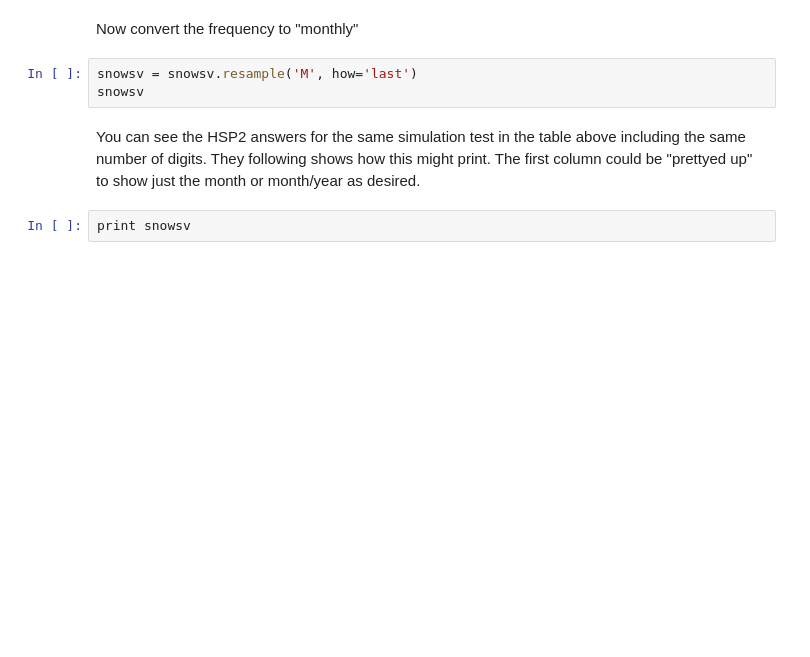
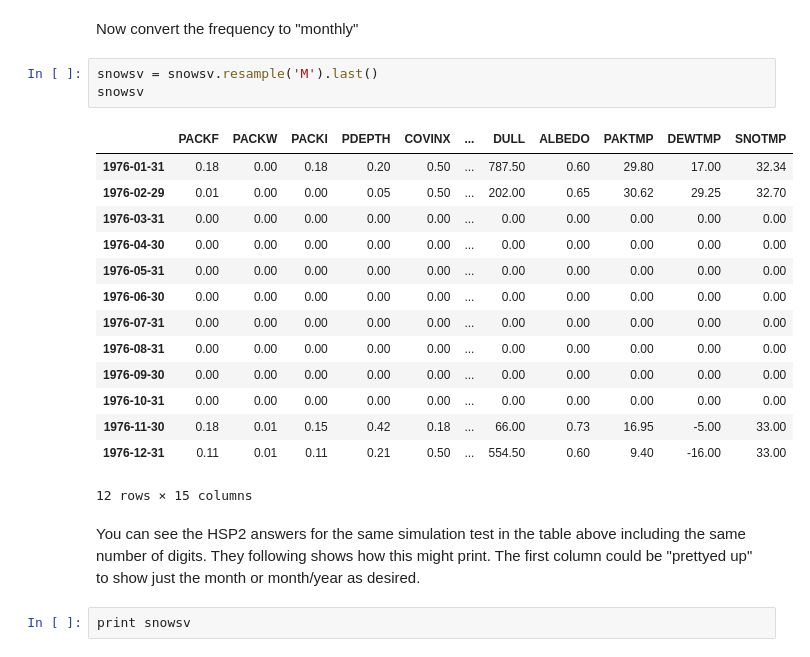
Before and after one commit to respec/HSPsquared, a Jupyter notebook: HSP2notebooks/Tutorial 5.ipynb, the cells around one changed output. Saved outputs shown, nothing was run; the diff lists cells and outputs as text; blank space fills up the shorter version.

Commit message:
resolved multiple deprecation warnings in tutorial 5 related to pd.resample()

```diff
--- a/HSP2notebooks/Tutorial 5.ipynb
+++ b/HSP2notebooks/Tutorial 5.ipynb
@@ -237,8 +368,23 @@ snowsv.head()
 # %% [markdown]
 Now convert the frequency to "monthly"
 # %%
-snowsv = snowsv.resample('M', how='last')
+snowsv = snowsv.resample('M').last()
 snowsv
+# %% [output]
+|  | PACKF | PACKW | PACKI | PDEPTH | COVINX | ... | DULL | ALBEDO | PAKTMP | DEWTMP | SNOTMP |
+| 1976-01-31 | 0.18 | 0.00 | 0.18 | 0.20 | 0.50 | ... | 787.50 | 0.60 | 29.80 | 17.00 | 32.34 |
+| 1976-02-29 | 0.01 | 0.00 | 0.00 | 0.05 | 0.50 | ... | 202.00 | 0.65 | 30.62 | 29.25 | 32.70 |
+| 1976-03-31 | 0.00 | 0.00 | 0.00 | 0.00 | 0.00 | ... | 0.00 | 0.00 | 0.00 | 0.00 | 0.00 |
+| 1976-04-30 | 0.00 | 0.00 | 0.00 | 0.00 | 0.00 | ... | 0.00 | 0.00 | 0.00 | 0.00 | 0.00 |
+| 1976-05-31 | 0.00 | 0.00 | 0.00 | 0.00 | 0.00 | ... | 0.00 | 0.00 | 0.00 | 0.00 | 0.00 |
+| 1976-06-30 | 0.00 | 0.00 | 0.00 | 0.00 | 0.00 | ... | 0.00 | 0.00 | 0.00 | 0.00 | 0.00 |
+| 1976-07-31 | 0.00 | 0.00 | 0.00 | 0.00 | 0.00 | ... | 0.00 | 0.00 | 0.00 | 0.00 | 0.00 |
+| 1976-08-31 | 0.00 | 0.00 | 0.00 | 0.00 | 0.00 | ... | 0.00 | 0.00 | 0.00 | 0.00 | 0.00 |
+| 1976-09-30 | 0.00 | 0.00 | 0.00 | 0.00 | 0.00 | ... | 0.00 | 0.00 | 0.00 | 0.00 | 0.00 |
+| 1976-10-31 | 0.00 | 0.00 | 0.00 | 0.00 | 0.00 | ... | 0.00 | 0.00 | 0.00 | 0.00 | 0.00 |
+| 1976-11-30 | 0.18 | 0.01 | 0.15 | 0.42 | 0.18 | ... | 66.00 | 0.73 | 16.95 | -5.00 | 33.00 |
+| 1976-12-31 | 0.11 | 0.01 | 0.11 | 0.21 | 0.50 | ... | 554.50 | 0.60 | 9.40 | -16.00 | 33.00 |
+12 rows × 15 columns
 # %% [markdown]
 You can see the HSP2 answers for the same simulation test in the table above including the same number of digits.
 They following shows how this might print.  The first column could be "prettyed up" to show just the month or month/year as desired.
```
Also changed, not shown: parts of 21 cells of this notebook.
